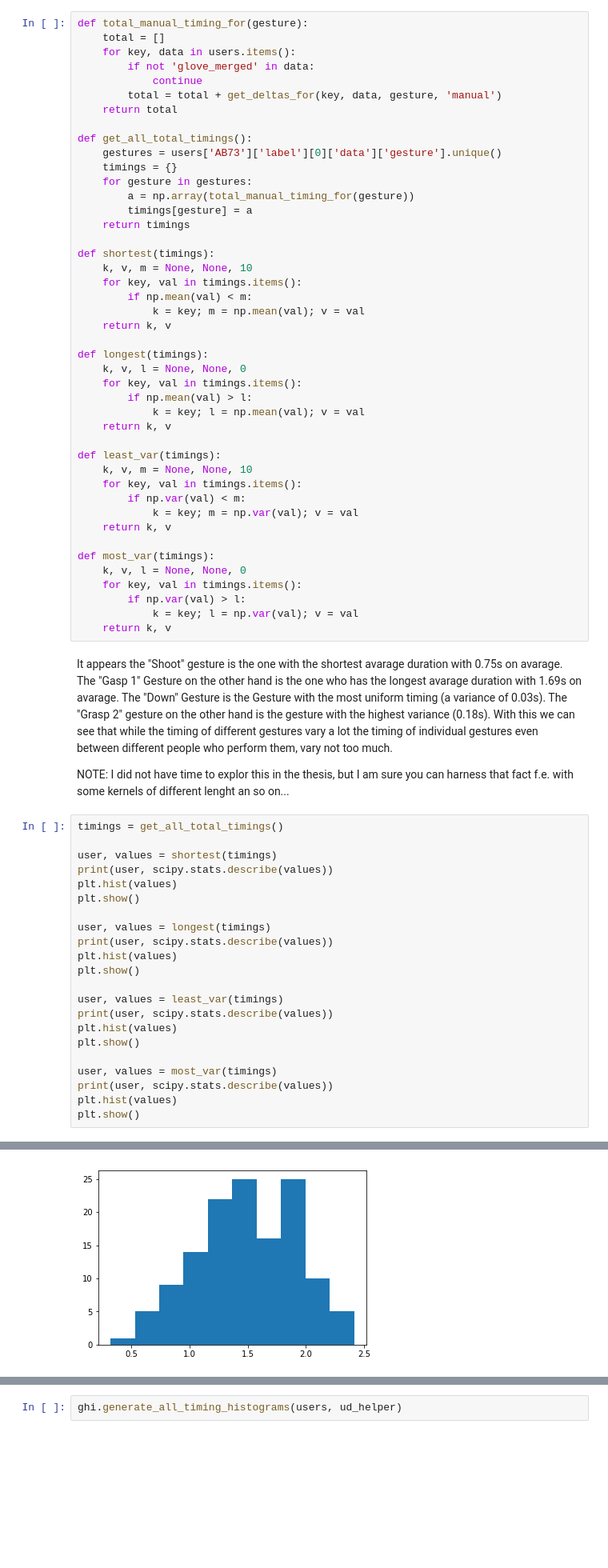
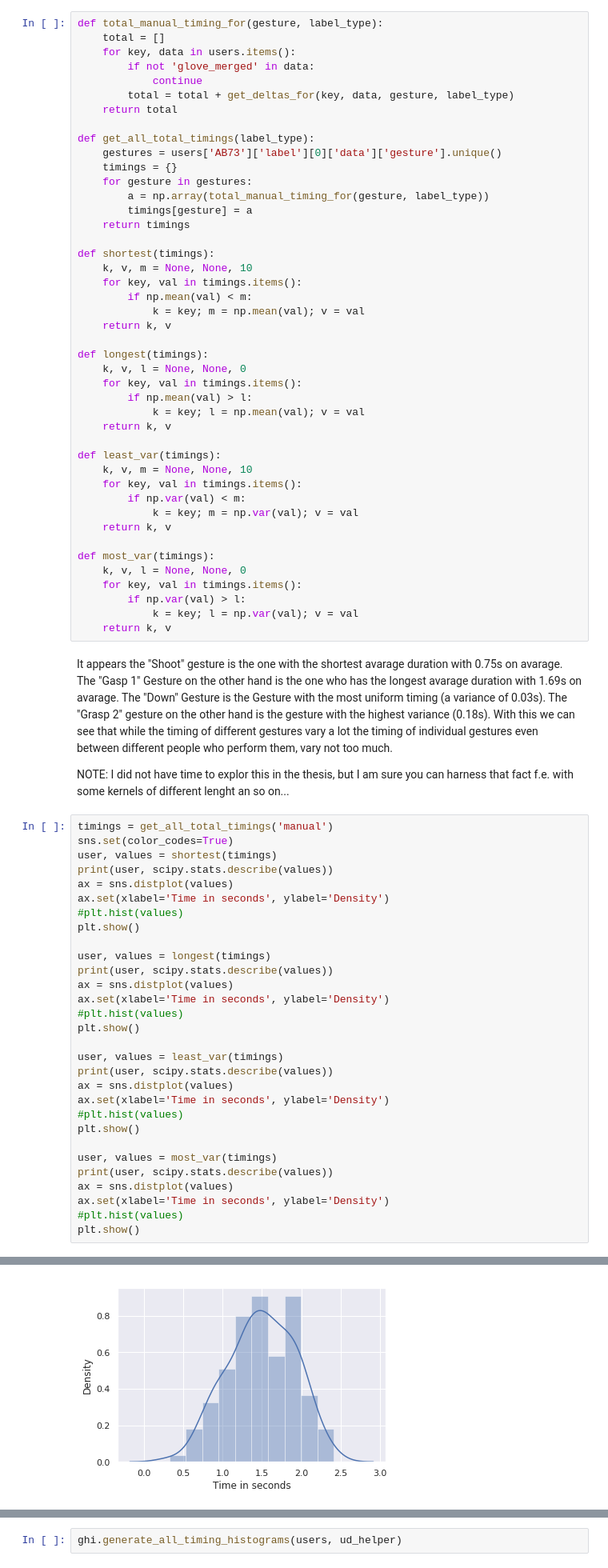
Before and after one commit to joergsimon/thesis, a Jupyter notebook: gesture-analysis/scripts/02 Timing of Gestures.ipynb, the cells around one changed output, grey strips where cells are left out. Shown: that part at 80% size. Saved outputs shown, nothing was run; the diff lists cells and outputs as text; blank space fills up the shorter version.

```diff
--- a/gesture-analysis/scripts/02 Timing of Gestures.ipynb
+++ b/gesture-analysis/scripts/02 Timing of Gestures.ipynb
@@ -168,19 +169,19 @@ The tables above show a summary of the timings for the different types of labels
 
 An alternative is, beside the overal describtions above, to search for the extream examples of timing. I therefor search for the gesture with the longest avarage, the shortest avarage, and the highest and lowest variance. I decided to do that for the manual label type.
 # %%
-def total_manual_timing_for(gesture):
+def total_manual_timing_for(gesture, label_type):
     total = []
     for key, data in users.items():
         if not 'glove_merged' in data:
             continue
-        total = total + get_deltas_for(key, data, gesture, 'manual')
+        total = total + get_deltas_for(key, data, gesture, label_type)
     return total
 
-def get_all_total_timings():
+def get_all_total_timings(label_type):
     gestures = users['AB73']['label'][0]['data']['gesture'].unique()
     timings = {}
     for gesture in gestures:
-        a = np.array(total_manual_timing_for(gesture))
+        a = np.array(total_manual_timing_for(gesture, label_type))
         timings[gesture] = a
     return timings
 
@@ -216,26 +217,34 @@ It appears the "Shoot" gesture is the one with the shortest avarage duration wit
 
 NOTE: I did not have time to explor this in the thesis, but I am sure you can harness that fact f.e. with some kernels of different lenght an so on...
 # %%
-timings = get_all_total_timings()
-
+timings = get_all_total_timings('manual')
+sns.set(color_codes=True)
 user, values = shortest(timings)
 print(user, scipy.stats.describe(values))
-plt.hist(values)
+ax = sns.distplot(values)
+ax.set(xlabel='Time in seconds', ylabel='Density')
+#plt.hist(values)
 plt.show()
 
 user, values = longest(timings)
 print(user, scipy.stats.describe(values))
-plt.hist(values)
+ax = sns.distplot(values)
+ax.set(xlabel='Time in seconds', ylabel='Density')
+#plt.hist(values)
 plt.show()
 
 user, values = least_var(timings)
 print(user, scipy.stats.describe(values))
-plt.hist(values)
+ax = sns.distplot(values)
+ax.set(xlabel='Time in seconds', ylabel='Density')
+#plt.hist(values)
 plt.show()
 
 user, values = most_var(timings)
 print(user, scipy.stats.describe(values))
-plt.hist(values)
+ax = sns.distplot(values)
+ax.set(xlabel='Time in seconds', ylabel='Density')
+#plt.hist(values)
 plt.show()
 # %% [output]
 Shoot DescribeResult(nobs=144, minmax=(0.18, 1.86), mean=0.7487499999999999, variance=0.13202527972027972, skewness=0.9236688173497358, kurtosis=0.5626034290731519)
@@ -247,5 +256,5 @@ Down DescribeResult(nobs=148, minmax=(0.372, 1.404), mean=0.8203783783783783, va
 Grasp 2 DescribeResult(nobs=132, minmax=(0.324, 2.412), mean=1.4917272727272726, variance=0.17706752810548232, skewness=-0.19088915345150498, kurtosis=-0.5340134208290879)
-[figure, old version]
+[figure, new version]
 # %% [markdown]
 ### Generate Timing histograms for all user / gesture combintions
 
```
Also changed, not shown: parts of 10 cells of this notebook, 14 other files.
